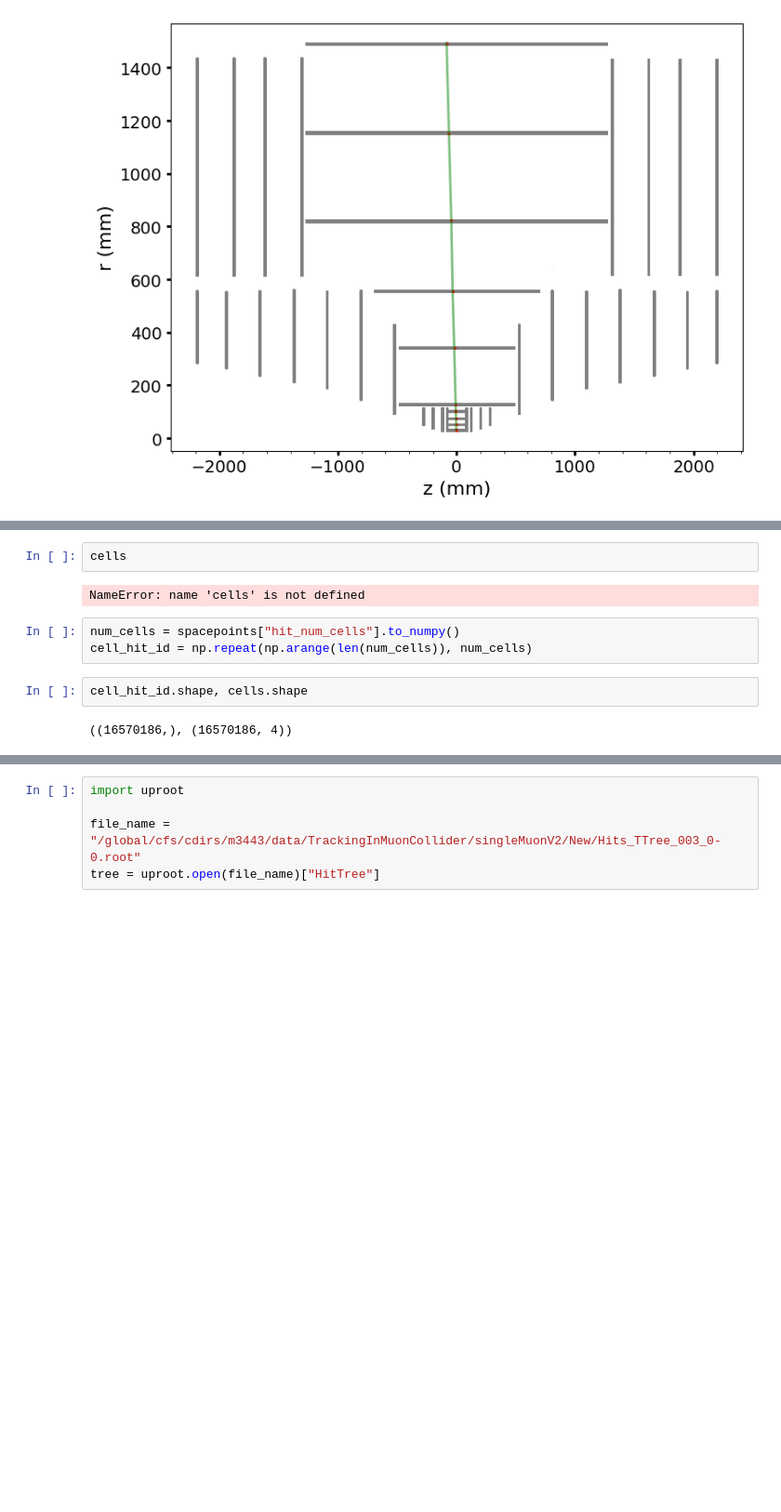
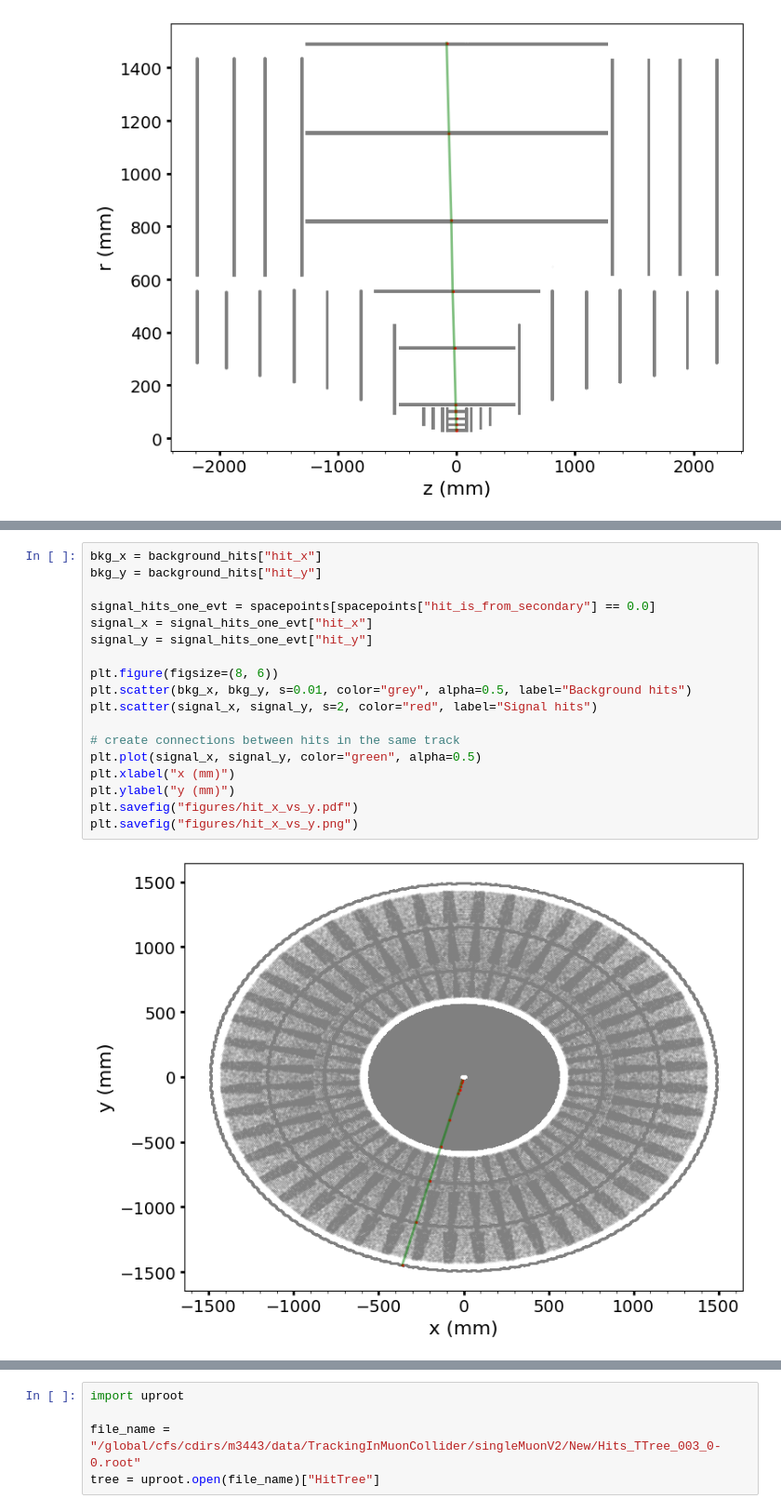
Before and after one commit to xju2/heptracktool, a Jupyter notebook: notebooks/2.1 muon collider track data reader v2.ipynb, the cells around one changed output, grey strips where cells are left out. Shown at 93% size. Saved outputs shown, nothing was run; the diff lists cells and outputs as text; blank space fills up the shorter version.

```diff
--- a/notebooks/2.1 muon collider track data reader v2.ipynb
+++ b/notebooks/2.1 muon collider track data reader v2.ipynb
@@ -164,11 +159,20 @@ particles
-# %%
-cells
-# %% [output]
-NameError: name 'cells' is not defined
-# %%
-num_cells = spacepoints["hit_num_cells"].to_numpy()
-cell_hit_id = np.repeat(np.arange(len(num_cells)), num_cells)
-# %%
-cell_hit_id.shape, cells.shape
-# %% [output]
-((16570186,), (16570186, 4))
+# %%
+bkg_x = background_hits["hit_x"]
+bkg_y = background_hits["hit_y"]
+
+signal_hits_one_evt = spacepoints[spacepoints["hit_is_from_secondary"] == 0.0]
+signal_x = signal_hits_one_evt["hit_x"]
+signal_y = signal_hits_one_evt["hit_y"]
+
+plt.figure(figsize=(8, 6))
+plt.scatter(bkg_x, bkg_y, s=0.01, color="grey", alpha=0.5, label="Background hits")
+plt.scatter(signal_x, signal_y, s=2, color="red", label="Signal hits")
+
+# create connections between hits in the same track
+plt.plot(signal_x, signal_y, color="green", alpha=0.5)
+plt.xlabel("x (mm)")
+plt.ylabel("y (mm)")
+plt.savefig("figures/hit_x_vs_y.pdf")
+plt.savefig("figures/hit_x_vs_y.png")
+# %% [output]
+[figure, added]
```
Also changed, not shown: parts of 6 cells of this notebook.
